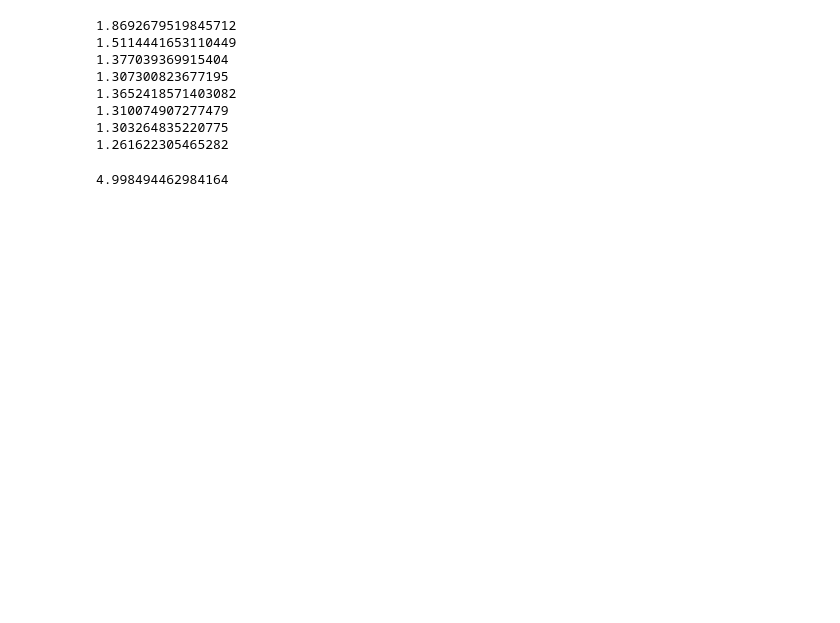
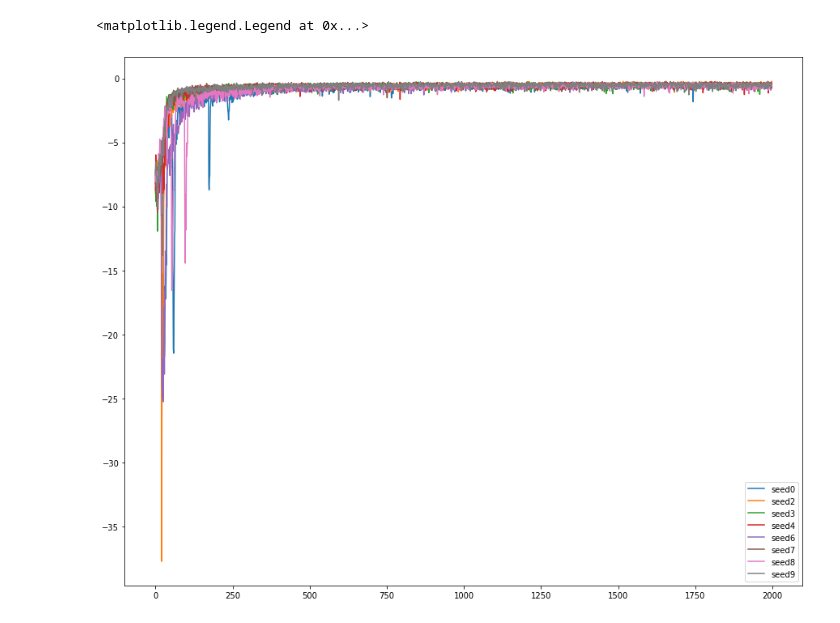
Before and after one commit to MehranTaghian/SAC_GCN, a Jupyter notebook: test.ipynb, the cells around one changed output. Saved outputs shown, nothing was run; the diff lists cells and outputs as text; code cells hidden in the pictures; blank space fills up the shorter version.

```diff
--- a/test.ipynb
+++ b/test.ipynb
@@ -5,22 +6,15 @@ import pandas as pd
 # %%
 num_seeds = 10
 rewards = np.zeros([num_seeds, 1999])
+plt.figure(figsize=[15,12])
 for s in range(num_seeds):
     if s == 5 or s == 1:
         continue
     eval = pd.read_csv(f'Data/FetchReachDense-v1/standard/seed{s}/eval.csv')
     rewards[s, :] = eval['eval_reward'][:1999]
-    print(np.std(rewards[:s+1]))
+    plt.plot(rewards[s], label=f'seed{s}')
+
+plt.legend()
 # %% [output]
-1.8692679519845712
-1.5114441653110449
-1.377039369915404
-1.307300823677195
-1.3652418571403082
-1.310074907277479
-1.303264835220775
-1.261622305465282
+<matplotlib.legend.Legend at 0x...>
+[figure, added]
-# %%
-np.std(rewards)
-# %% [output]
-4.998494462984164
```
Also changed, not shown: parts of 3 cells of this notebook, 7 other files.
